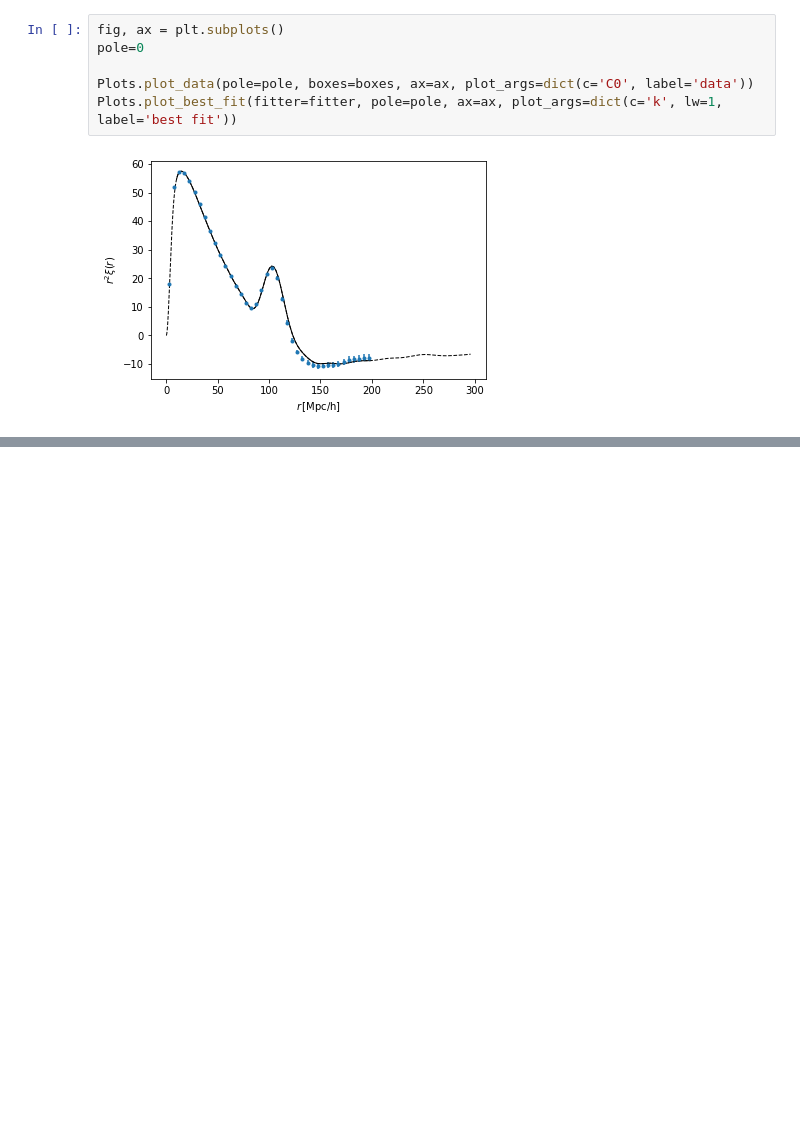
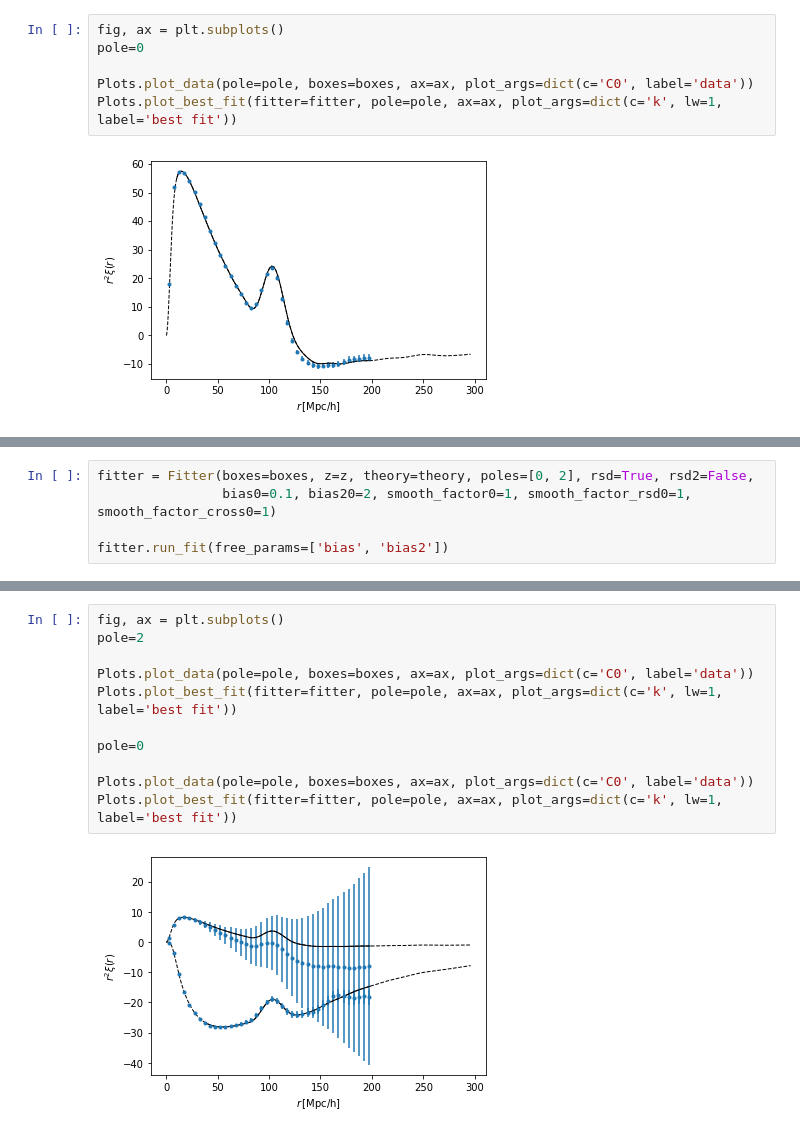
Before and after one commit to cramirezpe/modules-corrf-analysis, a Jupyter notebook: simple_tutorial.ipynb, the cells around one changed output, grey strips where cells are left out. Cells and saved outputs as stored; diff of their text form; blank space fills up the shorter version.

Commit message:
cross-fitter

```diff
--- a/simple_tutorial.ipynb
+++ b/simple_tutorial.ipynb
@@ -133,0 +185,5 @@ Plots.plot_best_fit(fitter=fitter, pole=pole, ax=ax, plot_args=dict(c='k', lw=1,
+# %%
+fitter = Fitter(boxes=boxes, z=z, theory=theory, poles=[0, 2], rsd=True, rsd2=False,
+                bias0=0.1, bias20=2, smooth_factor0=1, smooth_factor_rsd0=1, smooth_factor_cross0=1)
+
+fitter.run_fit(free_params=['bias', 'bias2'])
@@ -133,0 +207,13 @@ Plots.plot_best_fit(fitter=fitter, pole=pole, ax=ax, plot_args=dict(c='k', lw=1,
+# %%
+fig, ax = plt.subplots()
+pole=2
+
+Plots.plot_data(pole=pole, boxes=boxes, ax=ax, plot_args=dict(c='C0', label='data'))
+Plots.plot_best_fit(fitter=fitter, pole=pole, ax=ax, plot_args=dict(c='k', lw=1, label='best fit'))
+
+pole=0
+
+Plots.plot_data(pole=pole, boxes=boxes, ax=ax, plot_args=dict(c='C0', label='data'))
+Plots.plot_best_fit(fitter=fitter, pole=pole, ax=ax, plot_args=dict(c='k', lw=1, label='best fit'))
+# %% [output]
+[figure, added]
```
Also changed, not shown: parts of 13 cells of this notebook, 1 other file.
